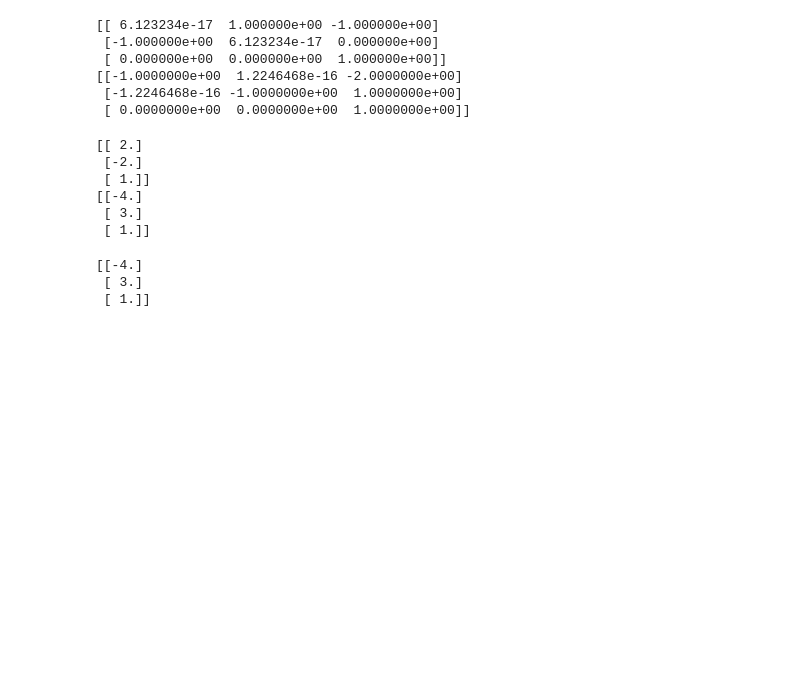
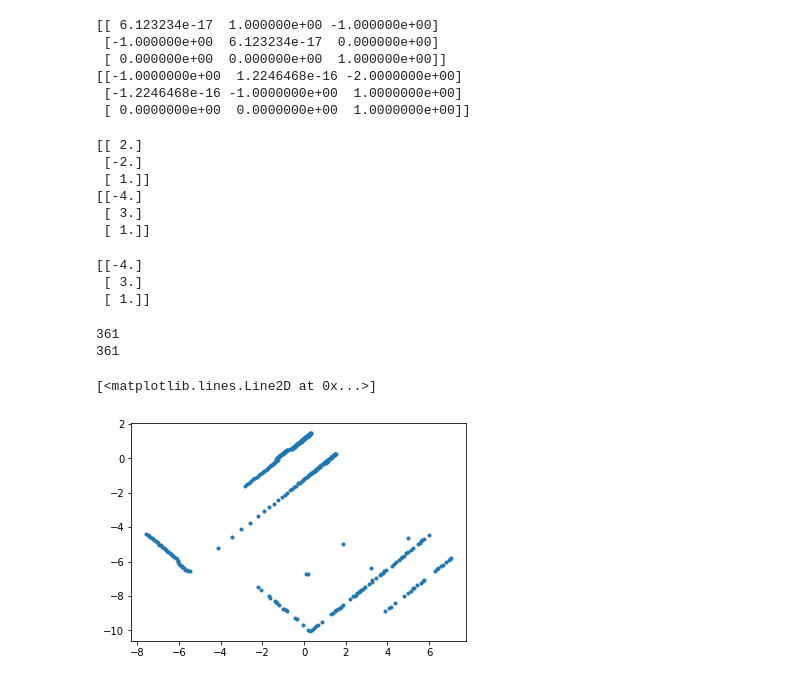
Before and after one commit to ductt1994/Robotics, a Jupyter notebook: Übungen/Sheet_01/sheet_01.ipynb, the cells around one changed output. Drawn from its saved outputs; the diff is of its cells as text; code cells hidden in the pictures; blank space fills up the shorter version.

Commit message:
Exercise 2 Transform from Scanner to global

```diff
--- a/Übungen/Sheet_01/sheet_01.ipynb
+++ b/Übungen/Sheet_01/sheet_01.ipynb
@@ -201,3 +201,78 @@ print(x2_p1)
 [[-4.]
  [ 3.]
  [ 1.]]
+# %%
+#Exercise 2
+#Global position of robot:
+g_x = 1
+g_y = 0.5
+g_theta = np.pi/4
+
+#Position of laser range finder / scanner on the robot:
+r_x = 0.2
+r_y = 0
+r_theta = np.pi
+
+#Measurements are given in a range from -pi/2 ... +pi/2
+#in the laser finder frame
+
+#Load the scan
+scan = np.loadtxt("laserscan.dat.txt")
+angle = np.linspace(-np.pi/2, np.pi/2, np.shape(scan)[0],endpoint='true')
+print(scan.shape[0])
+print(angle.shape[0])
+# %% [output]
+361
+361
+# %%
+#a
+#Plot all the scans w.r.t. the scanner
+#Calculate the position of the scans wrt Global
+#Calculate the Transformation matrix g_T_r:     robot2global
+g_T_r = np.array([[np.cos(g_theta),    -np.sin(g_theta),    g_x],
+                  [np.sin(g_theta),     np.cos(g_theta),    g_y],
+                  [0,                   0,                  1  ]])
+
+
+#Calculate the Transformation matrix r_T_s:     scanner2robot
+r_T_s = np.array([[np.cos(r_theta),    -np.sin(r_theta),    r_x],
+                  [np.sin(r_theta),     np.cos(r_theta),    r_y],
+                  [0,                   0,                  1  ]])
+
+#Get the number of scans
+num = len(scan)
+s_xy = np.zeros((3,num))
+s_xy[2,:] = 1
+# print(s_xy)
+
+#Calculate the karthesian coordinates of the scans wrt the laser scanner
+#s_x = np.cos(ang) * range  -> first row
+#s_y = np.sin(ang) * range  -> second row
+for i in range(num):
+    s_xy[0,i] = scan[i] * np.cos(angle[i])
+    s_xy[1,i] = scan[i] * np.sin(angle[i])
+
+
+#Create a table for the coordinates in the global frame
+#g_p = g_T_r * r_T_s * s_p
+g_xy = np.zeros((3,num))
+g_xy[2,:] = 1
+
+for i in range(num):
+    #Read out the current point wrt Laser scanner
+    s_p = s_xy[:,i].reshape((3,1))
+    g_p = g_T_r.dot(r_T_s.dot(s_p))
+    #Write g_p into global point list
+    g_xy[0,i] = g_p[0,0]
+    g_xy[1,i] = g_p[1,0]
+    g_xy[2,i] = g_p[2,0]
+    # print(g_p[2,0])
+
+#Create the figure
+fig = plot.figure()
+ax = fig.add_subplot(1,1,1)
+
+ax.plot(g_xy[0,:],g_xy[1,:],'.')
+# %% [output]
+[<matplotlib.lines.Line2D at 0x...>]
+[figure, added]
```
Also changed, not shown: parts of 2 cells of this notebook, 1 other file.
